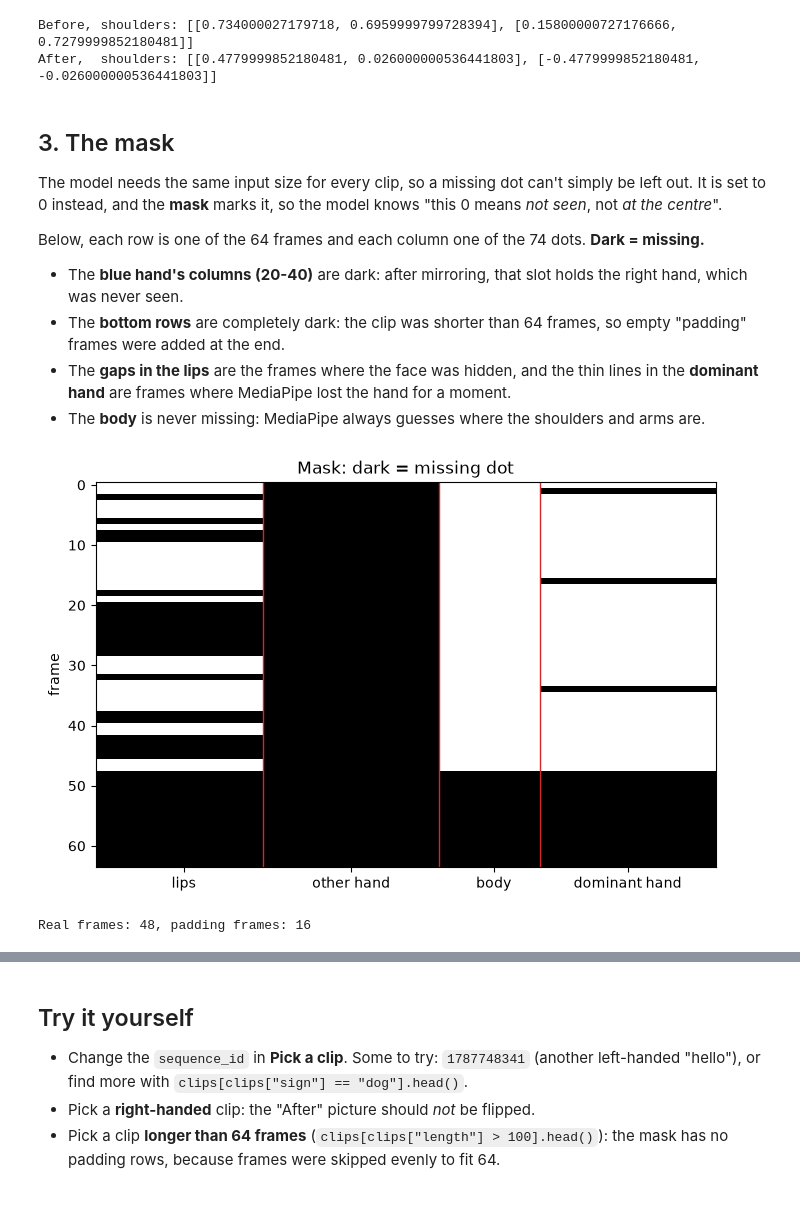
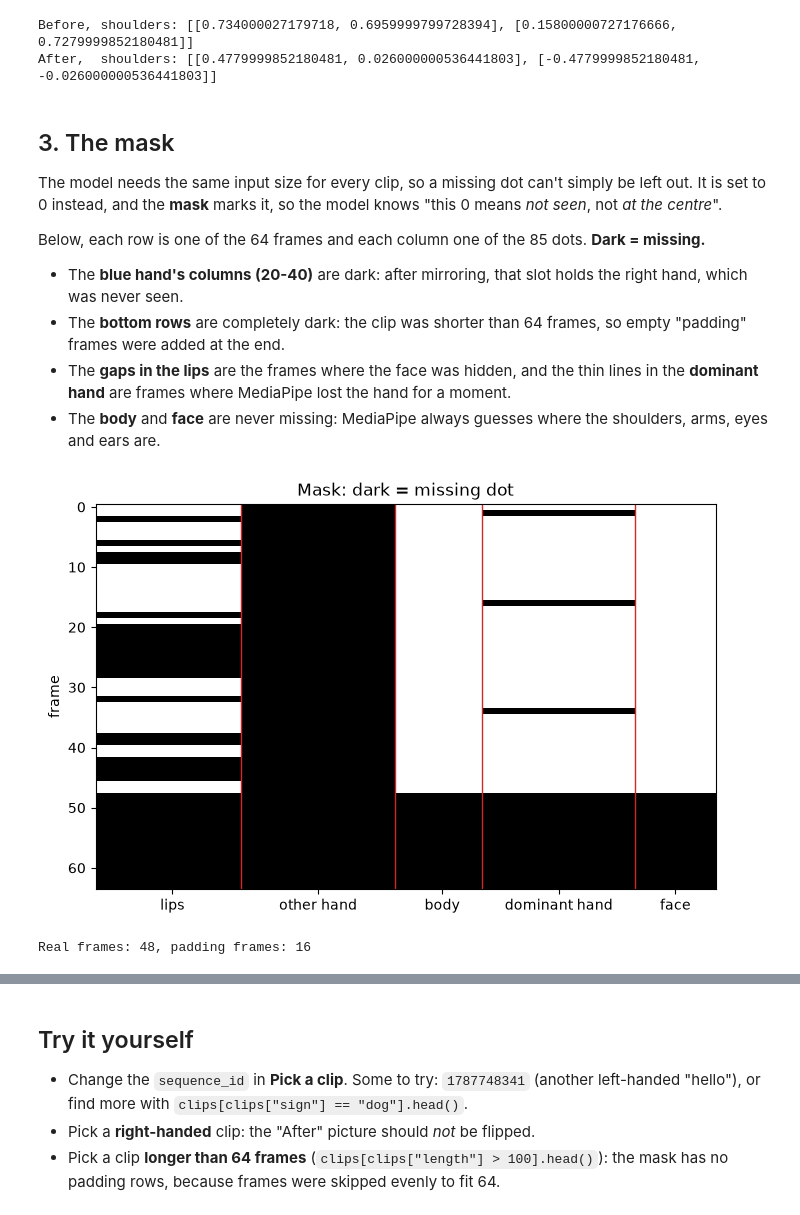
Before and after one commit to ifenega/sign-translator-app, a Jupyter notebook: ml/notebooks/02_preprocessing.ipynb, the cells around one changed output, grey strips where cells are left out. Drawn from its saved outputs; the diff is of its cells as text; code cells hidden in the pictures.

```diff
--- a/ml/notebooks/02_preprocessing.ipynb
+++ b/ml/notebooks/02_preprocessing.ipynb
@@ -133,23 +137,23 @@ After,  shoulders: [[0.4779999852180481, 0.026000000536441803], [-0.477999985218
 
 The model needs the same input size for every clip, so a missing dot can't simply be left out. It is set to 0 instead, and the **mask** marks it, so the model knows "this 0 means *not seen*, not *at the centre*".
 
-Below, each row is one of the 64 frames and each column one of the 74 dots. **Dark = missing.**
+Below, each row is one of the 64 frames and each column one of the 85 dots. **Dark = missing.**
 - The **blue hand's columns (20-40)** are dark: after mirroring, that slot holds the right hand, which was never seen.
 - The **bottom rows** are completely dark: the clip was shorter than 64 frames, so empty "padding" frames were added at the end.
 - The **gaps in the lips** are the frames where the face was hidden, and the thin lines in the **dominant hand** are frames where MediaPipe lost the hand for a moment.
-- The **body** is never missing: MediaPipe always guesses where the shoulders and arms are.
+- The **body** and **face** are never missing: MediaPipe always guesses where the shoulders, arms, eyes and ears are.
 # %%
 fig, ax = plt.subplots(figsize=(8, 5))
 ax.imshow(after_missing, cmap="Greys", aspect="auto", interpolation="nearest")
-for edge in [19.5, 40.5, 52.5]:  # boundaries between lips, other hand, body, dominant hand
+for edge in [19.5, 40.5, 52.5, 73.5]:  # boundaries between lips, other hand, body, dominant hand, face
     ax.axvline(edge, color="tab:red", linewidth=1)
-ax.set_xticks([10, 30, 47, 63], ["lips", "other hand", "body", "dominant hand"])
+ax.set_xticks([10, 30, 47, 63, 79], ["lips", "other hand", "body", "dominant hand", "face"])
 ax.set_ylabel("frame")
 ax.set_title("Mask: dark = missing dot")
 plt.show()
 print(f"Real frames: {(~after_missing.all(axis=1)).sum()}, padding frames: {after_missing.all(axis=1).sum()}")
 # %% [output]
-[figure, old version]
+[figure, new version]
 Real frames: 48, padding frames: 16
 # %% [markdown]
 ## 4. Augmentation
```
Also changed, not shown: parts of 8 cells of this notebook, 7 other files.
